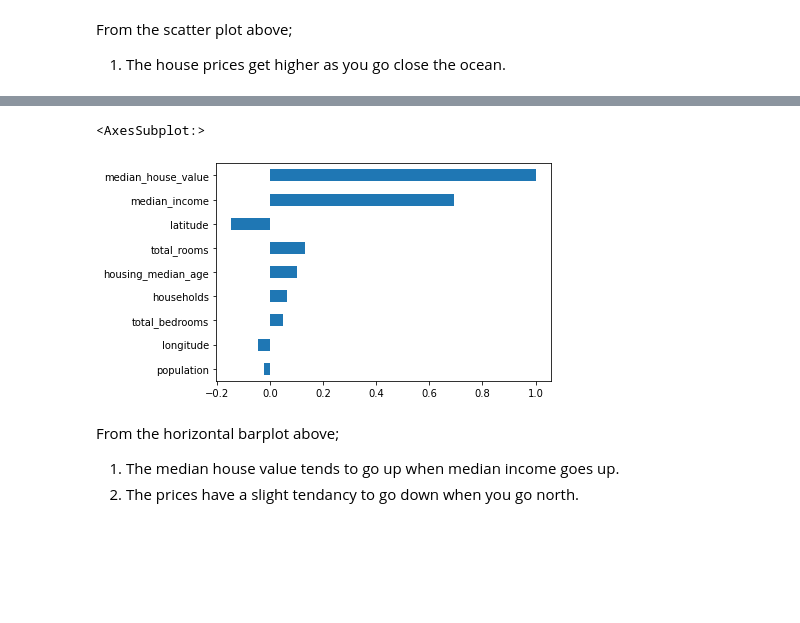
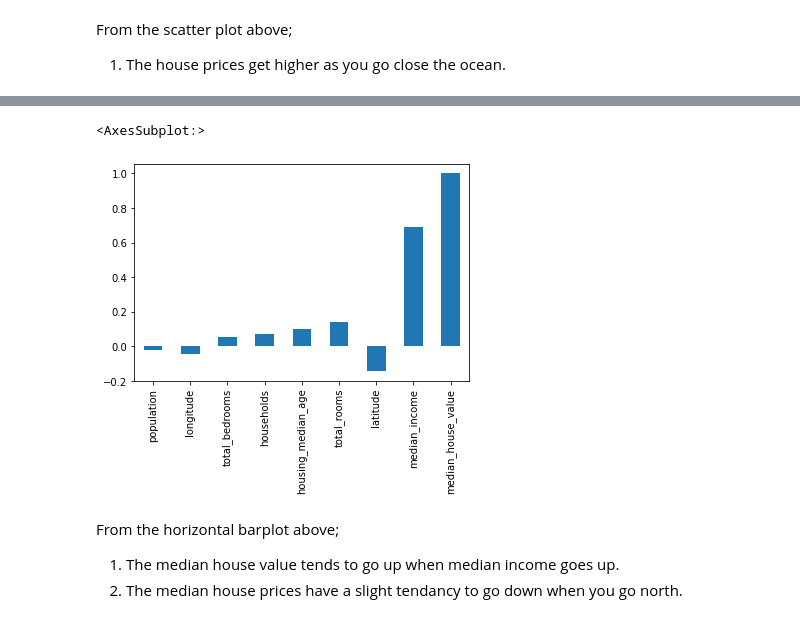
Before and after one commit to KatoTimothy/predict-median-house-prices-in-california, a Jupyter notebook: predict-median-house-prices-in-california.ipynb, the cells around one changed output, grey strips where cells are left out. Cells and saved outputs as stored; diff of their text form; code cells hidden in the pictures; blank space fills up the shorter version.

Commit message:
Kaggle Notebook | Predict Median House Prices in California | Version 2

```diff
--- a/predict-median-house-prices-in-california.ipynb
+++ b/predict-median-house-prices-in-california.ipynb
@@ -87,12 +87,12 @@ fig.show()
 # %%
 #Looking for correlations
 housing_corr_matrix = housing.corr()
-housing_corr_matrix["median_house_value"].sort_values(key=abs).plot.barh()
+housing_corr_matrix["median_house_value"].sort_values(key=abs).plot.bar()
 # %% [output]
 <AxesSubplot:>
-[figure, old version]
+[figure, new version]
 # %% [markdown]
 From the horizontal barplot above;
 
 1. The median house value tends to go up when median income goes up.
-2. The prices have a slight tendancy to go down when you go north.
+2. The median house prices have a slight tendancy to go down when you go north.
```
Also changed, not shown: parts of 1 cell of this notebook.
